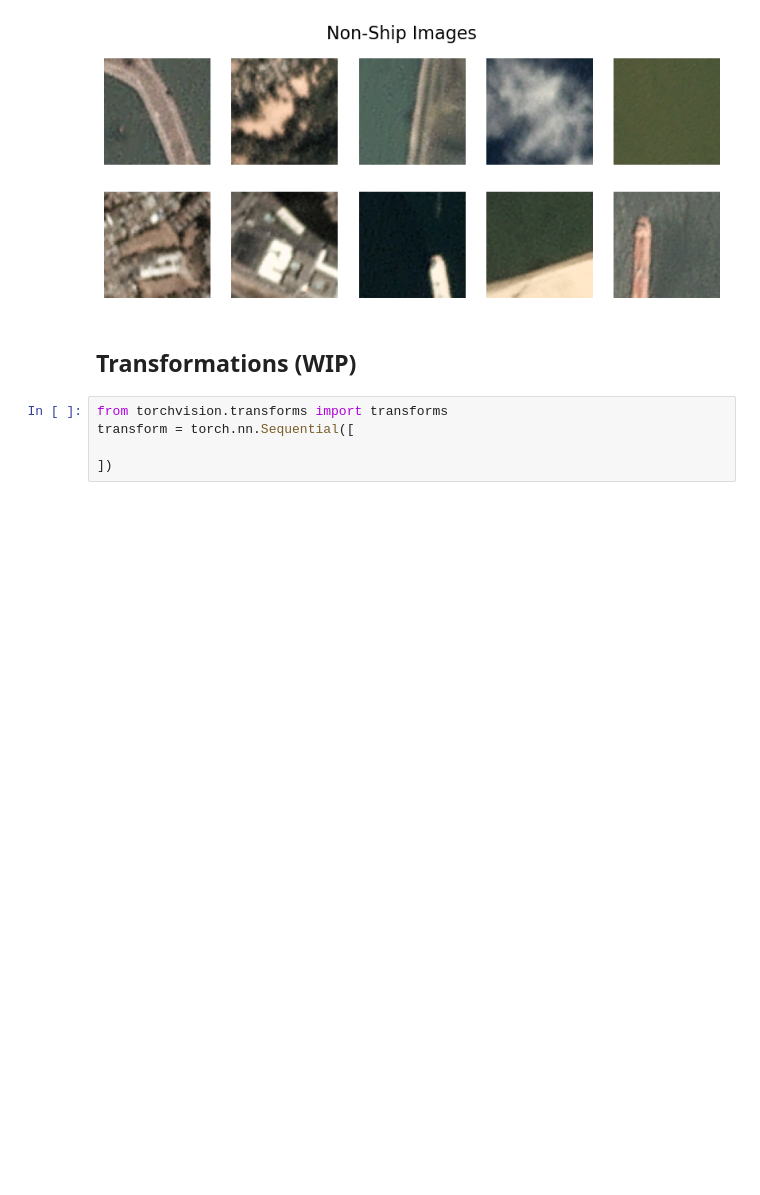
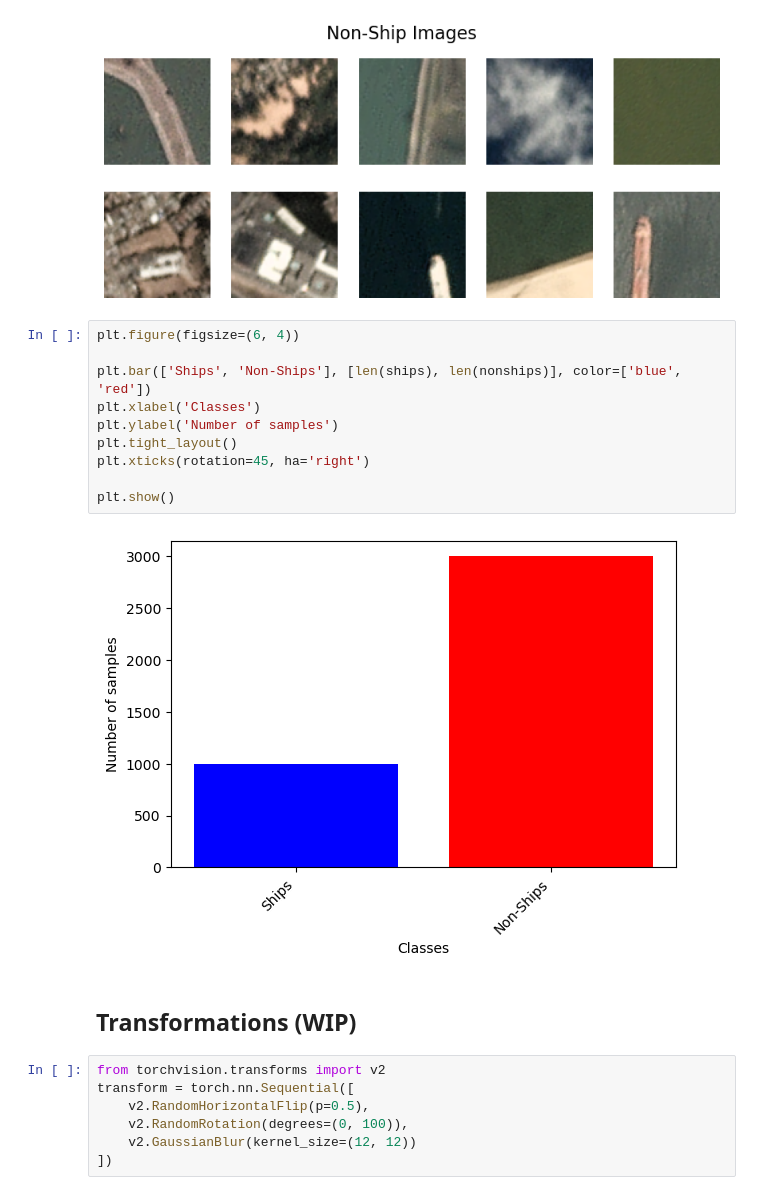
Before and after one commit to Gurpranked/Grad-CV-I_Final-Project, a Jupyter notebook: data_process.ipynb, the cells around one changed output. Cells and saved outputs as stored; diff of their text form; blank space fills up the shorter version.

```diff
--- a/data_process.ipynb
+++ b/data_process.ipynb
@@ -121,10 +125,24 @@ for i, (img, ax) in enumerate(zip(nonships_images[:10], axes)):
 # %% [output]
 [figure]
 [figure]
+# %%
+plt.figure(figsize=(6, 4))
+
+plt.bar(['Ships', 'Non-Ships'], [len(ships), len(nonships)], color=['blue', 'red'])
+plt.xlabel('Classes')
+plt.ylabel('Number of samples')
+plt.tight_layout()
+plt.xticks(rotation=45, ha='right')
+
+plt.show()
+# %% [output]
+[figure, added]
 # %% [markdown]
 ## Transformations (WIP)
 # %%
-from torchvision.transforms import transforms
+from torchvision.transforms import v2
 transform = torch.nn.Sequential([
-
+    v2.RandomHorizontalFlip(p=0.5),
+    v2.RandomRotation(degrees=(0, 100)),
+    v2.GaussianBlur(kernel_size=(12, 12))
 ])
```
Also changed, not shown: parts of 2 cells of this notebook, 2 other files.
